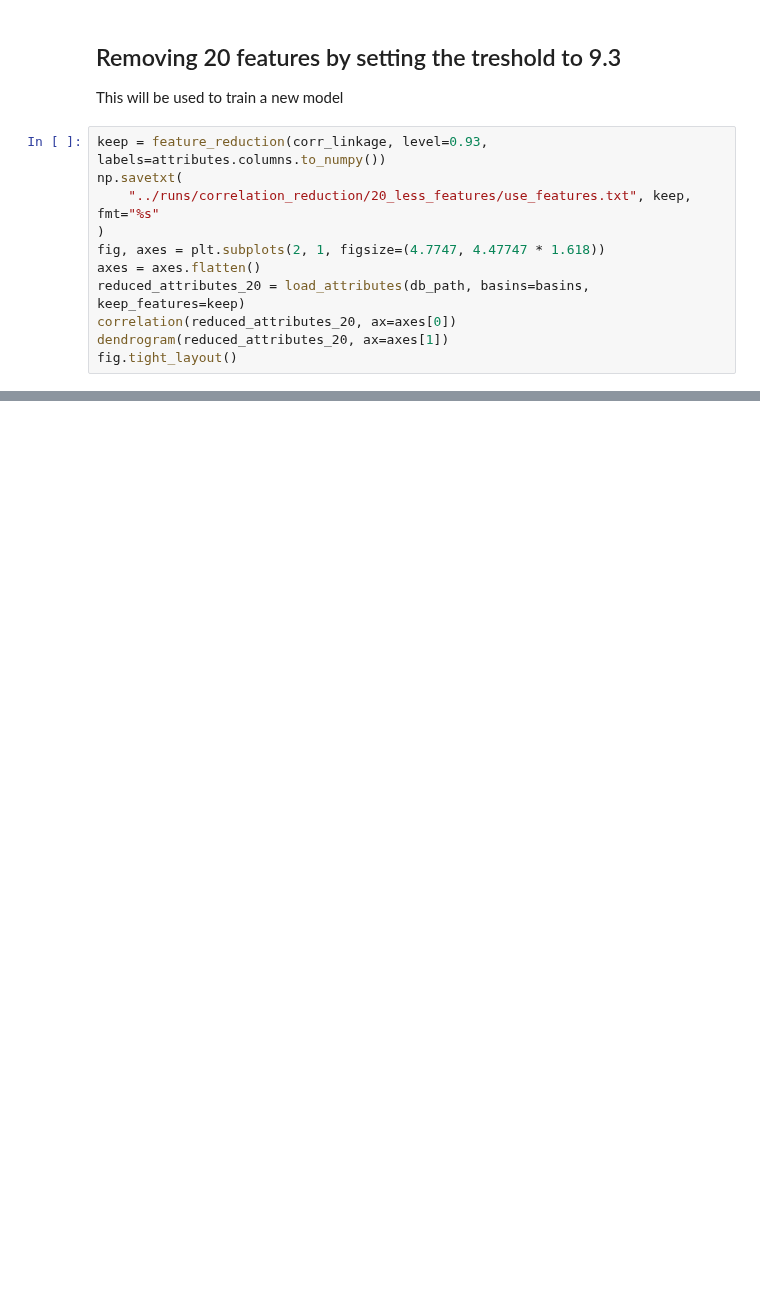
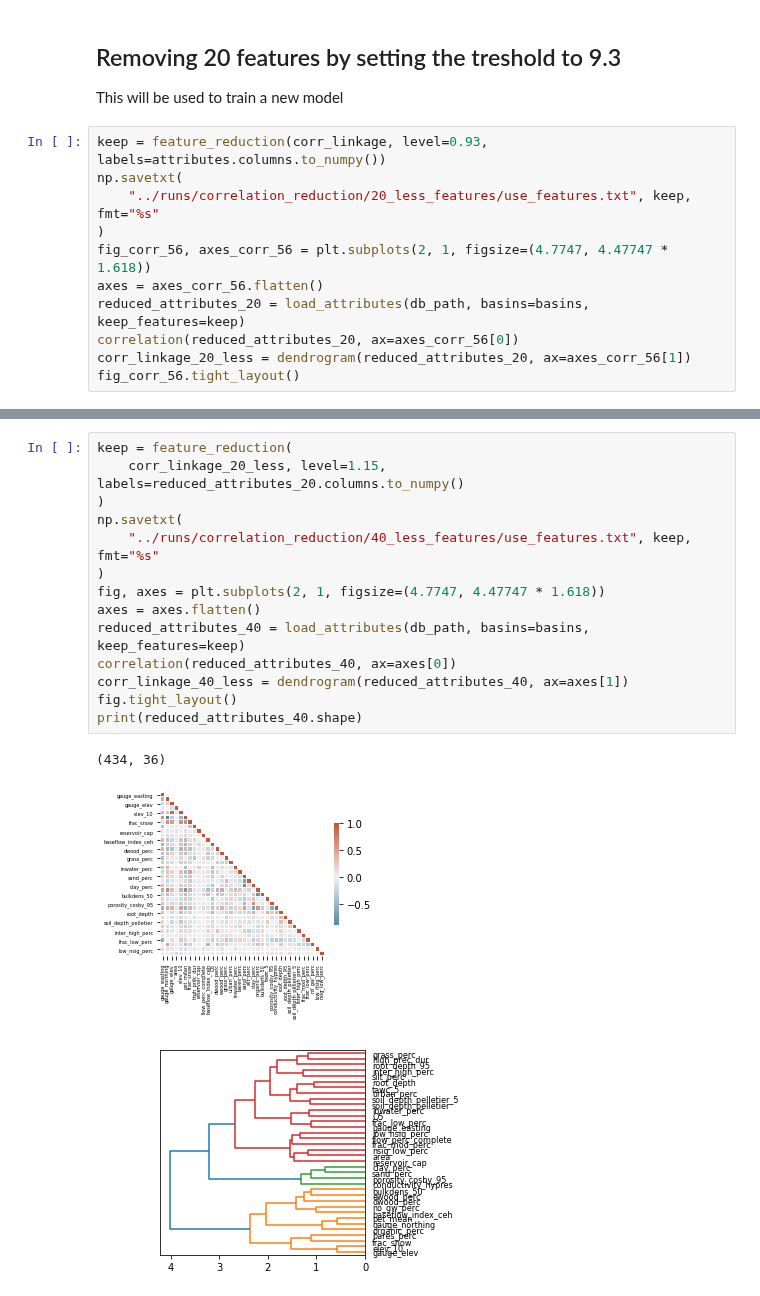
Before and after one commit to bernharl/Master-Thesis, a Jupyter notebook: notebooks/correlation_reduction.ipynb, the cells around one changed output, grey strips where cells are left out. Drawn from its saved outputs; the diff is of its cells as text; blank space fills up the shorter version.

```diff
--- a/notebooks/correlation_reduction.ipynb
+++ b/notebooks/correlation_reduction.ipynb
@@ -161,11 +207,11 @@ keep = feature_reduction(corr_linkage, level=0.93, labels=attributes.columns.to_
 np.savetxt(
     "../runs/correlation_reduction/20_less_features/use_features.txt", keep, fmt="%s"
 )
-fig, axes = plt.subplots(2, 1, figsize=(4.7747, 4.47747 * 1.618))
-axes = axes.flatten()
+fig_corr_56, axes_corr_56 = plt.subplots(2, 1, figsize=(4.7747, 4.47747 * 1.618))
+axes = axes_corr_56.flatten()
 reduced_attributes_20 = load_attributes(db_path, basins=basins, keep_features=keep)
-correlation(reduced_attributes_20, ax=axes[0])
-dendrogram(reduced_attributes_20, ax=axes[1])
-fig.tight_layout()
+correlation(reduced_attributes_20, ax=axes_corr_56[0])
+corr_linkage_20_less = dendrogram(reduced_attributes_20, ax=axes_corr_56[1])
+fig_corr_56.tight_layout()
 # %% [output]
 [figure]
@@ -172,0 +231,17 @@ fig.tight_layout()
+# %%
+keep = feature_reduction(
+    corr_linkage_20_less, level=1.15, labels=reduced_attributes_20.columns.to_numpy()
+)
+np.savetxt(
+    "../runs/correlation_reduction/40_less_features/use_features.txt", keep, fmt="%s"
+)
+fig, axes = plt.subplots(2, 1, figsize=(4.7747, 4.47747 * 1.618))
+axes = axes.flatten()
+reduced_attributes_40 = load_attributes(db_path, basins=basins, keep_features=keep)
+correlation(reduced_attributes_40, ax=axes[0])
+corr_linkage_40_less = dendrogram(reduced_attributes_40, ax=axes[1])
+fig.tight_layout()
+print(reduced_attributes_40.shape)
+# %% [output]
+(434, 36)
+[figure, added]
```
Also changed, not shown: parts of 16 cells of this notebook.
